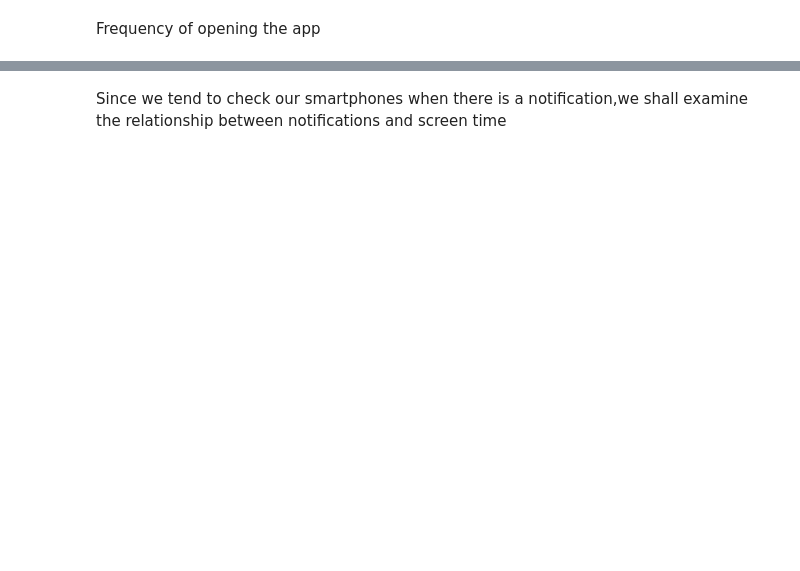
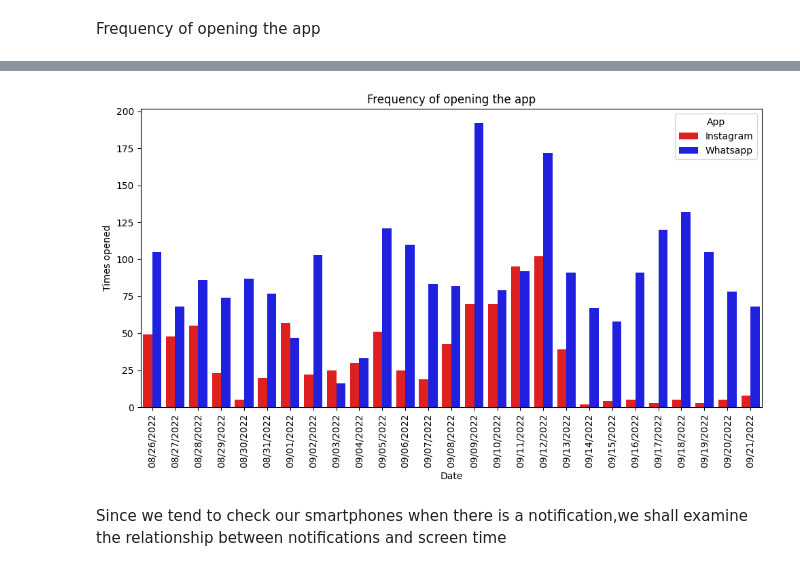
Before and after one commit to anjanasa13/DATA-ANALYSIS, a Jupyter notebook: Screen_time__analysis.ipynb, the cells around one changed output, grey strips where cells are left out. Saved outputs shown, nothing was run; the diff lists cells and outputs as text; code cells hidden in the pictures; blank space fills up the shorter version.

```diff
--- a/Screen_time__analysis.ipynb
+++ b/Screen_time__analysis.ipynb
@@ -132,3 +127,27 @@ figure.show()
+# %%
+
+
+plt.figure(figsize=(10, 6))
+
+
+custom_palette = sns.color_palette(["red", "blue"])
+
+sns.barplot(data=data,
+            x="Date",
+            y="Times opened",
+            hue="App",
+            palette=custom_palette)
+
+plt.title("Frequency of opening the app")
+plt.xlabel("Date")
+plt.ylabel("Times opened")
+plt.legend(title="App")
+plt.xticks(rotation=90)
+
+plt.tight_layout()  # Adjust layout to prevent clipping of labels
+plt.show()
+# %% [output]
+[figure, added]
 # %% [markdown]
 Since we tend to check our smartphones when there is a notification,we shall examine the relationship between notifications and screen time
 # %%
```
Also changed, not shown: parts of 8 cells of this notebook.
